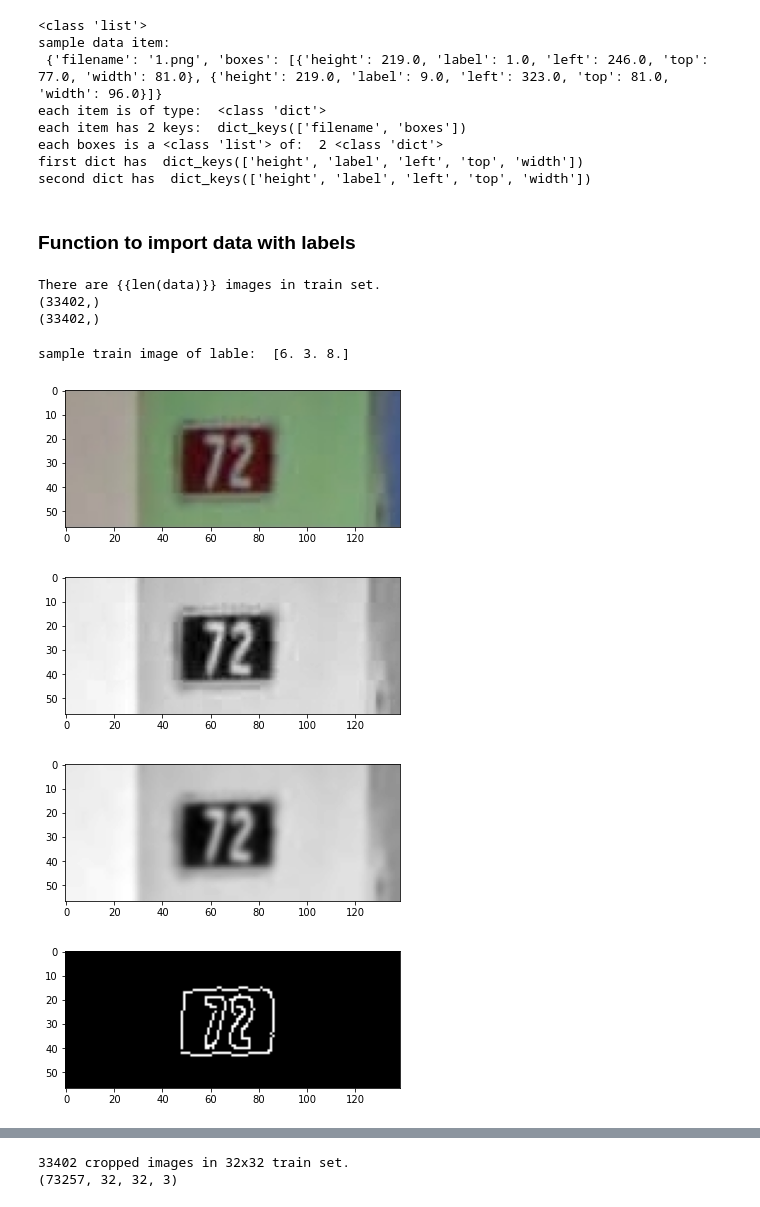
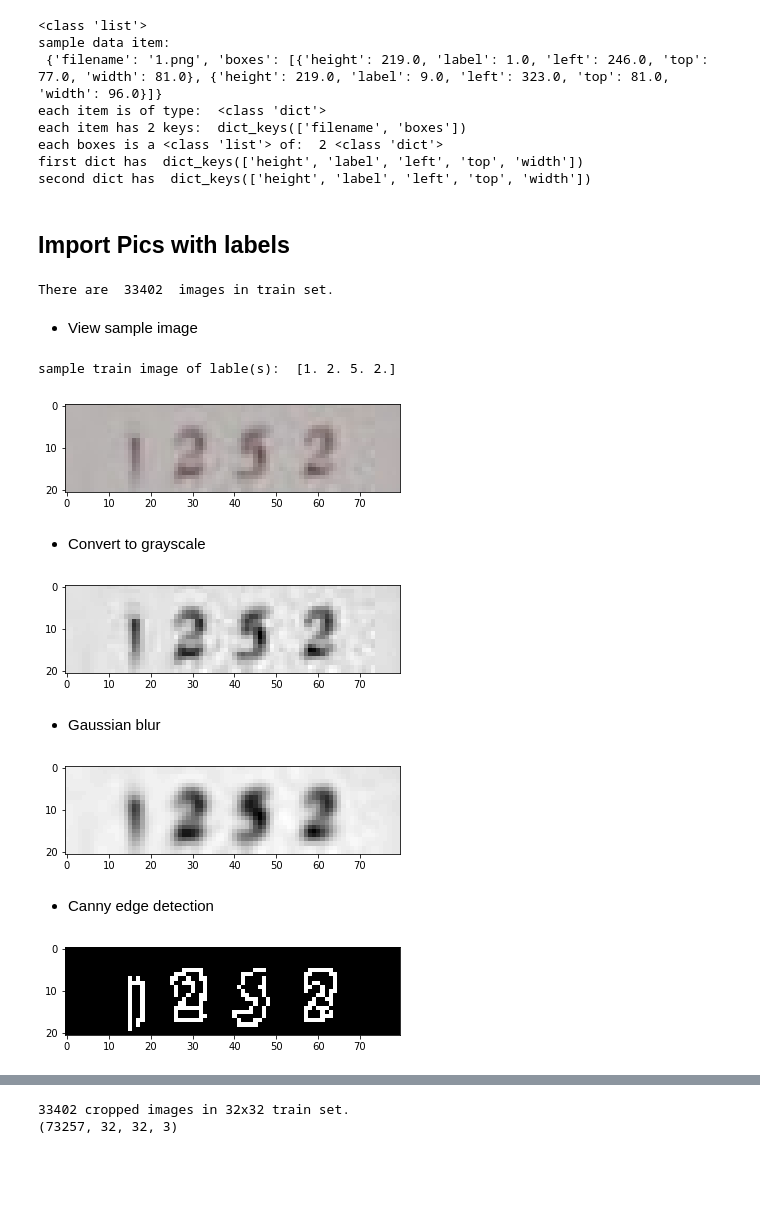
Before and after one commit to youssefg7/CSE483-Major-Task, a Jupyter notebook: trial1.ipynb, the cells around one changed output, grey strips where cells are left out. Cells and saved outputs as stored; diff of their text form; code cells hidden in the pictures; blank space fills up the shorter version.

```diff
--- a/trial1.ipynb
+++ b/trial1.ipynb
@@ -58,24 +57,20 @@ each boxes is a <class 'list'> of:  2 <class 'dict'>
 first dict has  dict_keys(['height', 'label', 'left', 'top', 'width'])
 second dict has  dict_keys(['height', 'label', 'left', 'top', 'width'])
 # %% [markdown]
-### Function to import data with labels
+## Import Pics with labels
 # %%
 def getPics(chosen_set):
     images = []
-    gs_images = []
     labels = []
 
-# import colored pictures
     picsFolder_path = "SVHN/" + chosen_set + "/"
-    for image_path in glob.glob(picsFolder_path + "*.png"):
-        image = cv2.imread(image_path)
-        images.append(image)
-
-# import labels
     with open(picsFolder_path + 'digitStruct.json') as f:
         data = json.load(f)
 
+# import colored pictures
     for i in range(len(data)):
+        image = cv2.imread(picsFolder_path + data[i]['filename'])
+        images.append(image)
         temp=[]
         for j in range(len(data[i]['boxes'])):
             temp.append(data[i]['boxes'][j]['label'])
@@ -86,38 +81,41 @@ def getPics(chosen_set):
     images = np.array(images)
     labels = np.array(labels)
     return images, labels
-# %%
-
-train_images, train_labels = getPics("train")
-print(train_images.shape())
-print(train_labels.shape())
-# %% [output]
-There are {{len(data)}} images in train set.
-(33402,)
-(33402,)
+# %%
+train_images, train_labels = getPics("train")
+# %% [output]
+There are  33402  images in train set.
+# %% [markdown]
+- View sample image
 # %%
-i = 30
-print("sample train image of lable: ",train_labels[i] )
+i = 19999
+print("sample train image of lable(s): ",train_labels[i] )
 plt.imshow(train_images[i])
 plt.show()
 # %% [output]
-sample train image of lable:  [6. 3. 8.]
+sample train image of lable(s):  [1. 2. 5. 2.]
-[figure, old version]
+[figure, new version]
+# %% [markdown]
+- Convert to grayscale
 # %%
 gray = cv2.cvtColor(train_images[i],cv2.COLOR_BGR2GRAY)
 plt.imshow(gray, cmap='gray')
 plt.show()
 # %% [output]
-[figure, old version]
+[figure, new version]
+# %% [markdown]
+- Gaussian blur
 # %%
 blurred = cv2.GaussianBlur(gray, (5, 5), 0)
 plt.imshow(blurred, cmap='gray')
 plt.show()
 # %% [output]
-[figure, old version]
+[figure, new version]
+# %% [markdown]
+- Canny edge detection
 # %%
-edged = cv2.Canny(blurred, 100, 200, 255)
+edged = cv2.Canny(blurred, 40, 100, 255)
 plt.imshow(edged, cmap='gray')
 plt.show()
 # %% [output]
-[figure, old version]
+[figure, new version]
```
Also changed, not shown: parts of 7 cells of this notebook.
